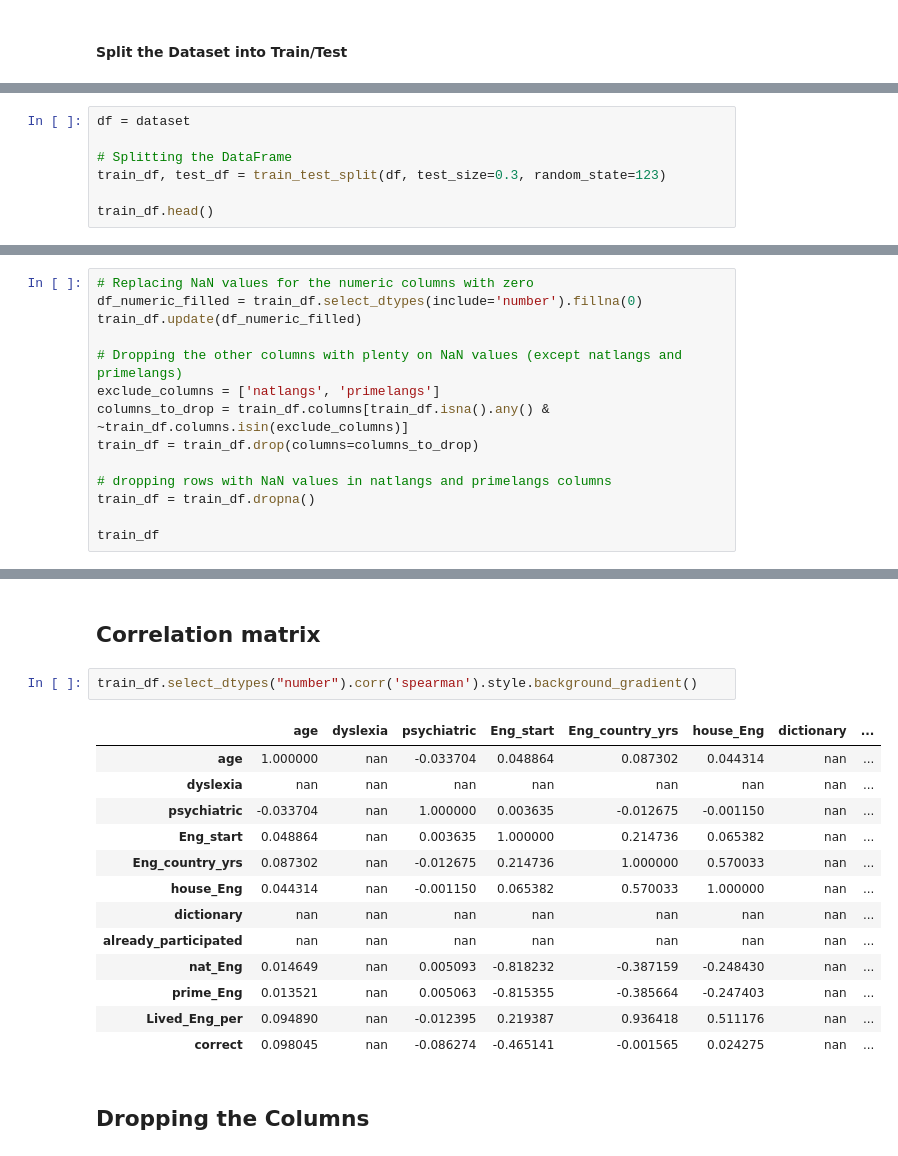
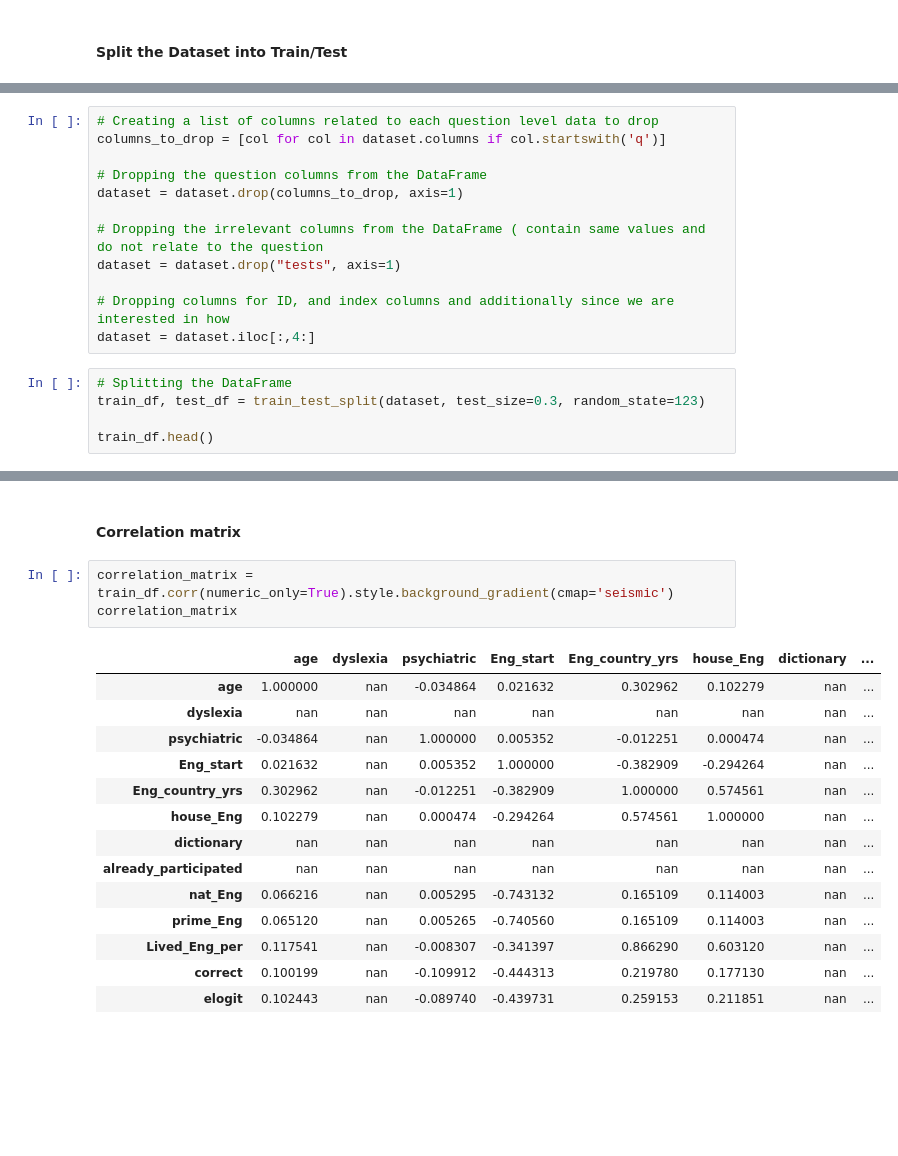
Before and after one commit to UBC-MDS/english-score-predictor, a Jupyter notebook: English Language Learning Ability Prediction in Children.ipynb, the cells around one changed output, grey strips where cells are left out. Saved outputs shown, nothing was run; the diff lists cells and outputs as text; blank space fills up the shorter version.

```diff
--- a/English Language Learning Ability Prediction in Children.ipynb
+++ b/English Language Learning Ability Prediction in Children.ipynb
@@ -46,8 +103,18 @@ dataset.head()
+# %%
+# Creating a list of columns related to each question level data to drop
+columns_to_drop = [col for col in dataset.columns if col.startswith('q')]
+
+# Dropping the question columns from the DataFrame
+dataset = dataset.drop(columns_to_drop, axis=1)
+
+# Dropping the irrelevant columns from the DataFrame ( contain same values and do not relate to the question
+dataset = dataset.drop("tests", axis=1)
+
+# Dropping columns for ID, and index columns and additionally since we are interested in how
+dataset = dataset.iloc[:,4:]
 # %%
-df = dataset
-
 # Splitting the DataFrame
-train_df, test_df = train_test_split(df, test_size=0.3, random_state=123)
+train_df, test_df = train_test_split(dataset, test_size=0.3, random_state=123)
 
 train_df.head()
 # %% [output]
@@ -87,14 +129,0 @@ dtype: int64
-# %%
-# Replacing NaN values for the numeric columns with zero
-df_numeric_filled = train_df.select_dtypes(include='number').fillna(0)
-train_df.update(df_numeric_filled)
-
-# Dropping the other columns with plenty on NaN values (except natlangs and primelangs)
-exclude_columns = ['natlangs', 'primelangs']
-columns_to_drop = train_df.columns[train_df.isna().any() & ~train_df.columns.isin(exclude_columns)]
-train_df = train_df.drop(columns=columns_to_drop)
-
-# dropping rows with NaN values in natlangs and primelangs columns
-train_df = train_df.dropna()
-
-train_df
@@ -228,20 +187,20 @@ numeric_cols_dist
 # %% [markdown]
-## Correlation matrix
+#### Correlation matrix
 # %%
-train_df.select_dtypes("number").corr('spearman').style.background_gradient()
+correlation_matrix = train_df.corr(numeric_only=True).style.background_gradient(cmap='seismic')
+correlation_matrix
 # %% [output]
 |  | age | dyslexia | psychiatric | Eng_start | Eng_country_yrs | house_Eng | dictionary | ... |
-| age | 1.000000 | nan | -0.033704 | 0.048864 | 0.087302 | 0.044314 | nan | ... |
+| age | 1.000000 | nan | -0.034864 | 0.021632 | 0.302962 | 0.102279 | nan | ... |
 | dyslexia | nan | nan | nan | nan | nan | nan | nan | ... |
-| psychiatric | -0.033704 | nan | 1.000000 | 0.003635 | -0.012675 | -0.001150 | nan | ... |
-| Eng_start | 0.048864 | nan | 0.003635 | 1.000000 | 0.214736 | 0.065382 | nan | ... |
-| Eng_country_yrs | 0.087302 | nan | -0.012675 | 0.214736 | 1.000000 | 0.570033 | nan | ... |
-| house_Eng | 0.044314 | nan | -0.001150 | 0.065382 | 0.570033 | 1.000000 | nan | ... |
+| psychiatric | -0.034864 | nan | 1.000000 | 0.005352 | -0.012251 | 0.000474 | nan | ... |
+| Eng_start | 0.021632 | nan | 0.005352 | 1.000000 | -0.382909 | -0.294264 | nan | ... |
+| Eng_country_yrs | 0.302962 | nan | -0.012251 | -0.382909 | 1.000000 | 0.574561 | nan | ... |
+| house_Eng | 0.102279 | nan | 0.000474 | -0.294264 | 0.574561 | 1.000000 | nan | ... |
 | dictionary | nan | nan | nan | nan | nan | nan | nan | ... |
 | already_participated | nan | nan | nan | nan | nan | nan | nan | ... |
-| nat_Eng | 0.014649 | nan | 0.005093 | -0.818232 | -0.387159 | -0.248430 | nan | ... |
-| prime_Eng | 0.013521 | nan | 0.005063 | -0.815355 | -0.385664 | -0.247403 | nan | ... |
-| Lived_Eng_per | 0.094890 | nan | -0.012395 | 0.219387 | 0.936418 | 0.511176 | nan | ... |
-| correct | 0.098045 | nan | -0.086274 | -0.465141 | -0.001565 | 0.024275 | nan | ... |
+| nat_Eng | 0.066216 | nan | 0.005295 | -0.743132 | 0.165109 | 0.114003 | nan | ... |
+| prime_Eng | 0.065120 | nan | 0.005265 | -0.740560 | 0.165109 | 0.114003 | nan | ... |
+| Lived_Eng_per | 0.117541 | nan | -0.008307 | -0.341397 | 0.866290 | 0.603120 | nan | ... |
+| correct | 0.100199 | nan | -0.109912 | -0.444313 | 0.219780 | 0.177130 | nan | ... |
+| elogit | 0.102443 | nan | -0.089740 | -0.439731 | 0.259153 | 0.211851 | nan | ... |
-# %% [markdown]
-## Dropping the Columns
```
Also changed, not shown: parts of 30 cells of this notebook.
